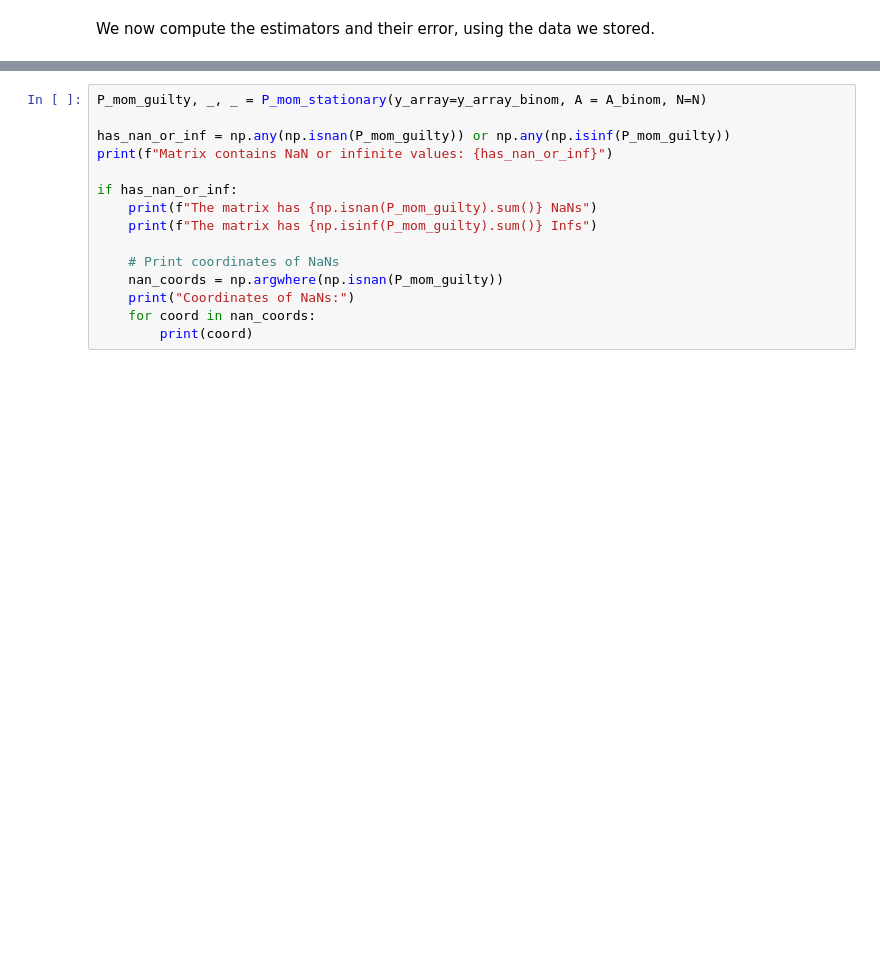
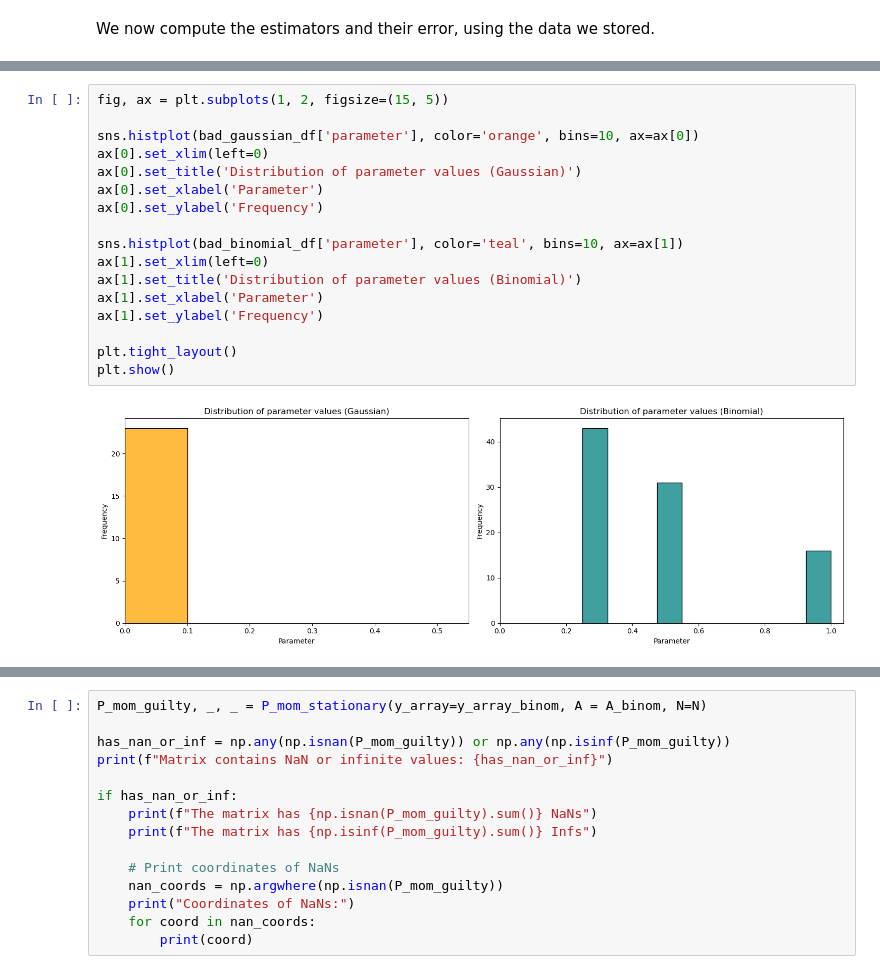
Before and after one commit to M4rinz/MNCM-project, a Jupyter notebook: Codice/MNCM_notebook_stationary.ipynb, the cells around one changed output, grey strips where cells are left out. Saved outputs shown, nothing was run; the diff lists cells and outputs as text; blank space fills up the shorter version.

```diff
--- a/Codice/MNCM_notebook_stationary.ipynb
+++ b/Codice/MNCM_notebook_stationary.ipynb
@@ -380,0 +434,19 @@ As of now, there is a problem with the `NaN`s, and I don't think we'll ever get
+# %%
+fig, ax = plt.subplots(1, 2, figsize=(15, 5))
+
+sns.histplot(bad_gaussian_df['parameter'], color='orange', bins=10, ax=ax[0])
+ax[0].set_xlim(left=0)
+ax[0].set_title('Distribution of parameter values (Gaussian)')
+ax[0].set_xlabel('Parameter')
+ax[0].set_ylabel('Frequency')
+
+sns.histplot(bad_binomial_df['parameter'], color='teal', bins=10, ax=ax[1])
+ax[1].set_xlim(left=0)
+ax[1].set_title('Distribution of parameter values (Binomial)')
+ax[1].set_xlabel('Parameter')
+ax[1].set_ylabel('Frequency')
+
+plt.tight_layout()
+plt.show()
+# %% [output]
+[figure, added]
```
Also changed, not shown: parts of 31 cells of this notebook, 3 other files.
